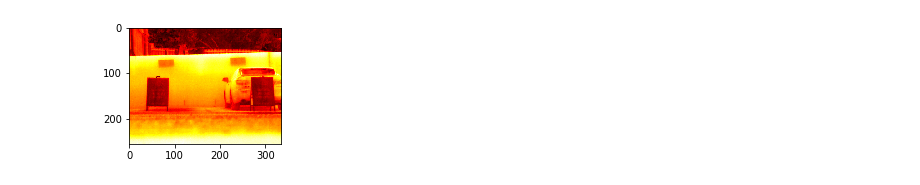
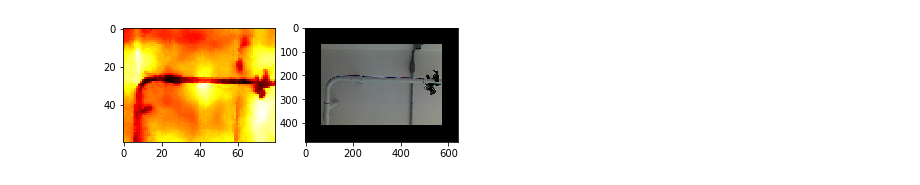
Before and after one commit to Nervengift/read_thermal.py, a Jupyter notebook: Plot Jupyter Test.ipynb, the cells around one changed output. Cells and saved outputs as stored; diff of their text form; code cells hidden in the pictures.

Commit message:
fixed plotting rgb images

```diff
--- a/Plot Jupyter Test.ipynb
+++ b/Plot Jupyter Test.ipynb
@@ -6,6 +4,6 @@ from matplotlib import cm
 # %%
 flir = flirimageextractor.FlirImageExtractor()
-flir.process_image('/Users/aidankinzett/Desktop/DJI_0025.JPG')
+flir.process_image('/Users/aidankinzett/Documents/Git/FlirImageExtractor/examples/ax8.jpg', RGB=True)
 flir.plot(palette=cm.hot)
 # %% [output]
-[figure, old version]
+[figure, new version]
```
Also changed, not shown: parts of 1 cell of this notebook, 3 other files.
